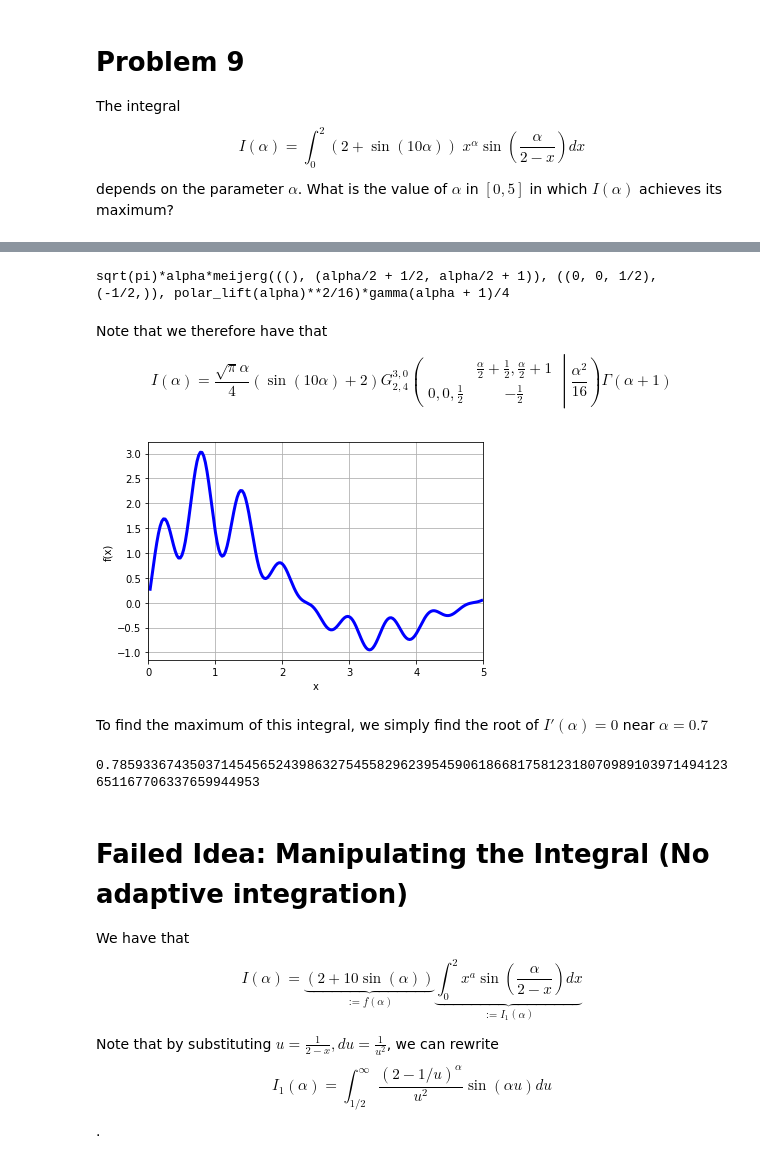
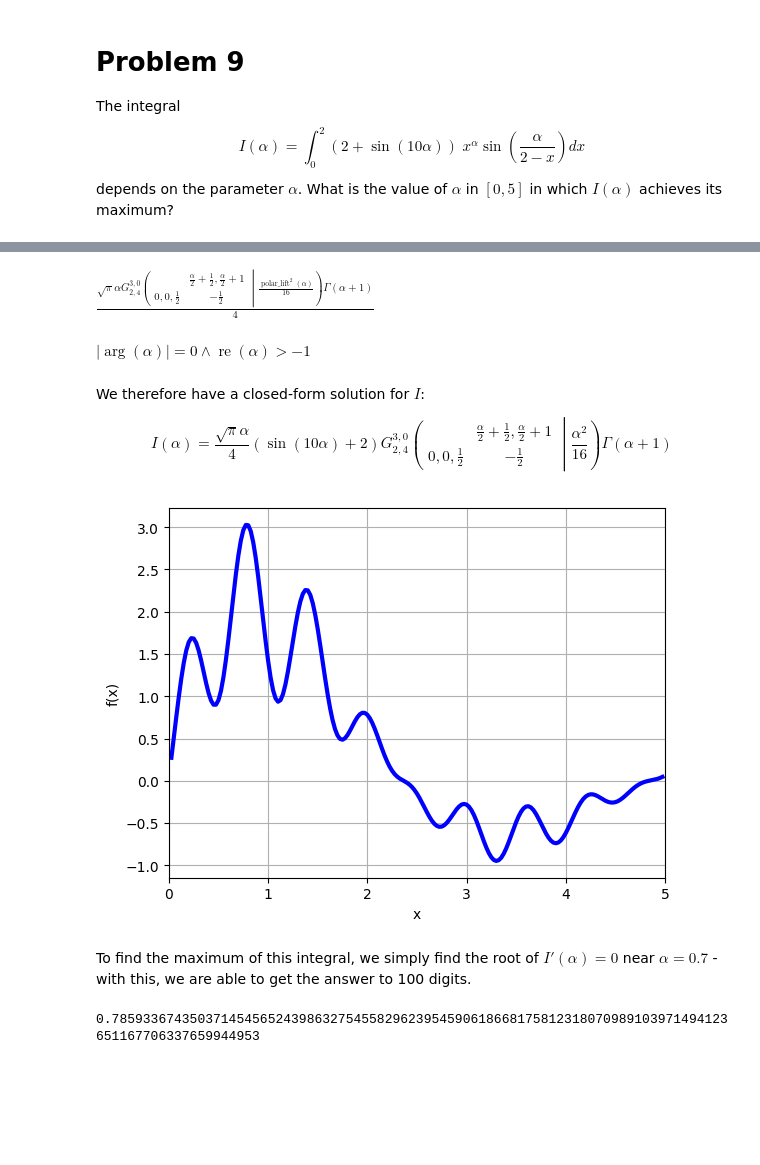
Before and after one commit to epistemologist/100-Digit-Challenge, a Jupyter notebook: Problem 9.ipynb, the cells around one changed output, grey strips where cells are left out. Drawn from its saved outputs; the diff is of its cells as text; code cells hidden in the pictures; blank space fills up the shorter version.

```diff
--- a/Problem 9.ipynb
+++ b/Problem 9.ipynb
@@ -43,9 +38,9 @@ From initial findings, we have that the maximum of the integral lies around $\al
 # %%
+from scipy.optimize import minimize_scalar
+
 def I(a):
-    out, _ = quad(lambda x: (2+sin(10*a))*x**a*sin(a/(2-x)), 0, 2, epsabs=1e-10, epsrel=1e-10, limit=1000)
-    return out
+    out, _ = quad(lambda x: (2+sin(10*a))*x**a*sin(a/(2-x)), 0, 2, epsabs=1e-15, epsrel=1e-15, limit=100000)
+    return -out
 
-x = np.linspace(0.78,0.795,1000)
-y = [I(a) for a in x]
-plt.plot(x,y)
+%time minimize_scalar(I)
 # %% [output]
@@ -60,10 +55,4 @@ Let's just use out-of-the-box maximization routines that the `scipy` module prov
 # %%
-from scipy.optimize import minimize_scalar
-
-def I(a):
-    out, error = quad(lambda x: (2+sin(10*a))*x**a*sin(a/(2-x)), 0, 2, epsabs=1e-15, epsrel=1e-15, limit=100000)
-    print("a: {}, out: {}, error: {}".format(a, out, error))
-    return -out
-
-minimize_scalar(I)
+a = 0.7859422948318388
+quad(lambda x: (2+sin(10*a))*x**a*sin(a/(2-x)), 0, 2, epsabs=1e-15, epsrel=1e-15, limit=100000)
 # %% [output]
@@ -213,37 +100,31 @@ Using the `sympy` module (and specifically the `meijerint` module), we try to in
 # %%
-from sympy import symbols
-x,a = symbols("x alpha")
-from sympy import meijerint
-temp = meijerint.meijerint_definite((2-x)**a*sin(a/x), x, 0,2)
-temp[0]
+from sympy.integrals import meijerint
+from sympy.abc import x, alpha
+import sympy as sp
+
+from IPython.display import display
+
+_ = [display(i) for i in meijerint.meijerint_definite((2-x)**alpha*sp.sin(alpha/x), x, 0,2)]
 # %% [output]
-sqrt(pi)*alpha*meijerg(((), (alpha/2 + 1/2, alpha/2 + 1)), ((0, 0, 1/2), (-1/2,)), polar_lift(alpha)**2/16)*gamma(alpha + 1)/4
+$\displaystyle \frac{\sqrt{\pi} \alpha {G_{2, 4}^{3, 0}\left(\begin{matrix}  & \frac{\alpha}{2} + \frac{1}{2}, \frac{\alpha}{2} + 1 \\0, 0, \frac{1}{2} & - \frac{1}{2} \end{matrix} \middle| {\frac{\operatorname{polar\_lift}^{2}{\left(\alpha \right)}}{16}} \right)} \Gamma\left(\alpha + 1\right)}{4}$
+$\displaystyle \left|{\arg{\left(\alpha \right)}}\right| = 0 \wedge \operatorname{re}{\left(\alpha\right)} > -1$
 # %% [markdown]
-Note that we therefore have that
+We therefore have a closed-form solution for $I$:
 
 $$I(\alpha) = \frac{\sqrt{\pi} \alpha}{4} \left(\sin{\left (10\alpha \right )} + 2\right) {G_{2, 4}^{3, 0}\left(\begin{matrix}  & \frac{\alpha}{2} + \frac{1}{2}, \frac{\alpha}{2} + 1 \\0, 0, \frac{1}{2} & - \frac{1}{2} \end{matrix} \middle| {\frac{\alpha^2}{16}} \right)} \Gamma{\left(\alpha + 1 \right)} $$
 # %%
-from mpmath import *
-mp.dps = 100; mp.pretty = True
-"""
+mpmath.mp.dps = 100; mpmath.mp.pretty = True
+
 def I(a):
-    return meijerg([[],[0.5*(a+1), 0.5*(a+2)]], [[0,0,0.5],[-0.5]], a*a/16) * (2+10*sin(a))*gamma(a+1)*sqrt(pi)*a/4
-"""
-def I(a):
-    return 4*sqrt(pi)*gamma(a)*(2+sin(10*a))*meijerg([[],[(a+3)/2, (a+4)/2]],[[1,1,1.5],[0.5]],a*a/16)
-plot(I,[0,5])
+    return 4*mpmath.sqrt(mpmath.pi)*mpmath.gamma(a)*(2+mpmath.sin(10*a))*mpmath.meijerg([[],[(a+3)/2, (a+4)/2]],[[1,1,1.5],[0.5]],a*a/16)
+
+mpmath.plot(I_1,[0,5])
 # %% [output]
-[figure, old version]
+[figure, new version]
 # %% [markdown]
-To find the maximum of this integral, we simply find the root of $I'(\alpha) = 0$ near $\alpha = 0.7$
+To find the maximum of this integral, we simply find the root of $I'(\alpha) = 0$ near $\alpha = 0.7$ - with this, we are able to get the answer to 100 digits.
 # %%
 I_prime = lambda x: diff(I,x)
 findroot(I_prime, 0.7)
 # %% [output]
 0.7859336743503714545652439863275455829623954590618668175812318070989103971494123651167706337659944953
-# %% [markdown]
-# Failed Idea: Manipulating the Integral (No adaptive integration)
-
-We have that $$ I(\alpha) = \underbrace{(2+10\sin(\alpha))}_{:=f(\alpha)} \underbrace{\int_0^2 x^a \sin(\frac{\alpha}{2-x}) dx}_{:=I_1(\alpha)}$$
-
-Note that by substituting $u = \frac{1}{2-x}, du = \frac{1}{u^2}$, we can rewrite $$I_1(\alpha) = \int_{1/2}^\infty \frac{(2-1/u)^\alpha}{u^2} \sin(\alpha u) du$$.
```
Also changed, not shown: parts of 31 cells of this notebook, 7 other files.
